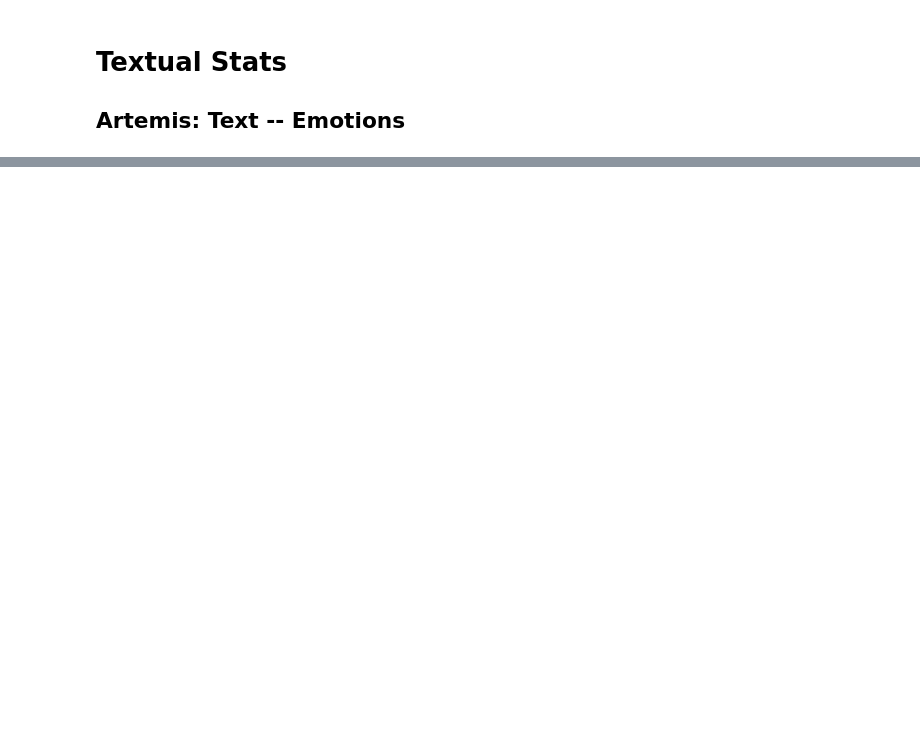
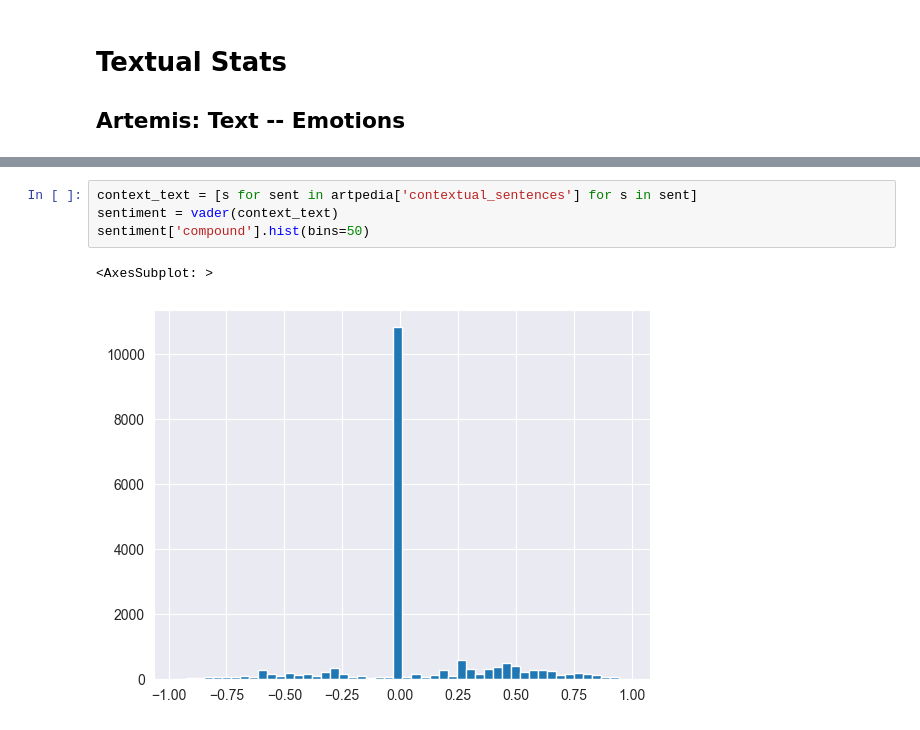
Before and after one commit to ricardokleinklein/EmotionalArt, a Jupyter notebook: Textual_stats.ipynb, the cells around one changed output, grey strips where cells are left out. Drawn from its saved outputs; the diff is of its cells as text; blank space fills up the shorter version.

```diff
--- a/Textual_stats.ipynb
+++ b/Textual_stats.ipynb
@@ -124,0 +306,7 @@ word_freq
+# %%
+context_text = [s for sent in artpedia['contextual_sentences'] for s in sent]
+sentiment = vader(context_text)
+sentiment['compound'].hist(bins=50)
+# %% [output]
+<AxesSubplot: >
+[figure, added]
```
Also changed, not shown: parts of 20 cells of this notebook, 3 other files.
